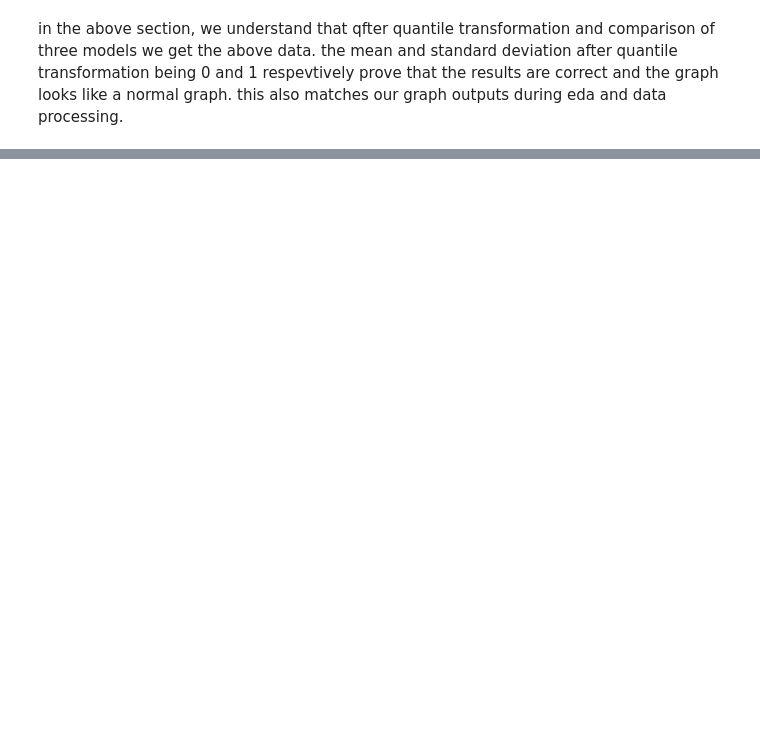
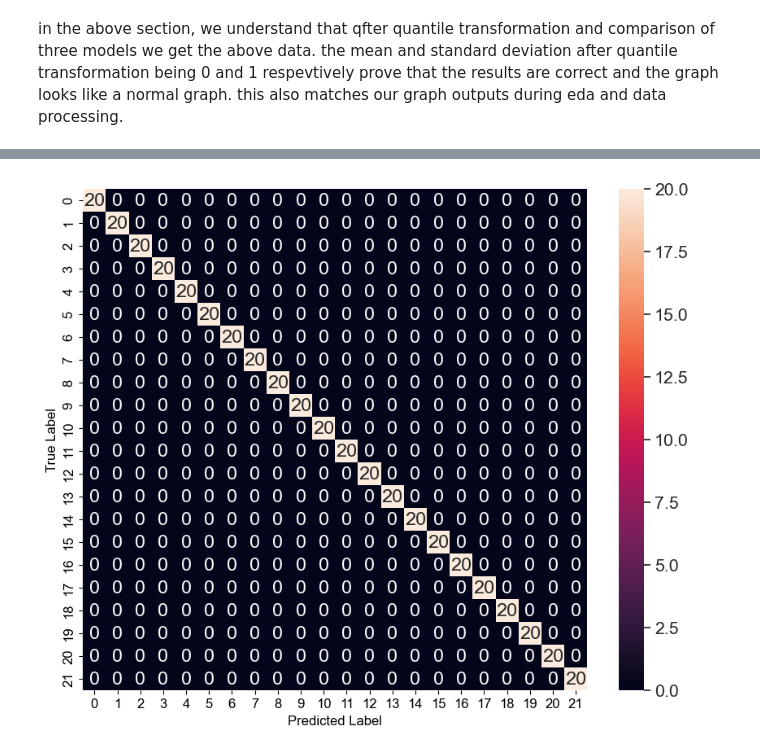
Before and after one commit to subhangi03/AgriSage, a Jupyter notebook: Notebooks/ml.ipynb, the cells around one changed output, grey strips where cells are left out. Cells and saved outputs as stored; diff of their text form; code cells hidden in the pictures; blank space fills up the shorter version.

Commit message:
model finalizing (1)

```diff
--- a/Notebooks/ml.ipynb
+++ b/Notebooks/ml.ipynb
@@ -261,0 +325,2 @@ results_acc_df:       0     1     2     3     4     5
+# %%
+y_hat = model.predict(x_test)
@@ -261,0 +350,19 @@ results_acc_df:       0     1     2     3     4     5
+# %%
+def plot_confusion_matrix(y_test, predictions):
+    # Plot the confusion matrix
+    cf_matrix = confusion_matrix(y_test, predictions)
+    fig = plt.subplots(figsize=(10, 8))
+    sb.set(font_scale=1.4)
+    sb.heatmap(cf_matrix, annot=True, fmt='d')
+    plt.xlabel('Predicted Label', fontsize=12)
+    plt.xticks(fontsize=12)
+    plt.ylabel('True Label', fontsize=12)
+    plt.yticks(fontsize=12)
+    plt.show()
+
+    # Reset font scale to default
+    sb.set(font_scale=1)
+# %%
+plot_confusion_matrix(y_test, y_hat)
+# %% [output]
+[figure, added]
```
Also changed, not shown: parts of 17 cells of this notebook, 38 other files.
